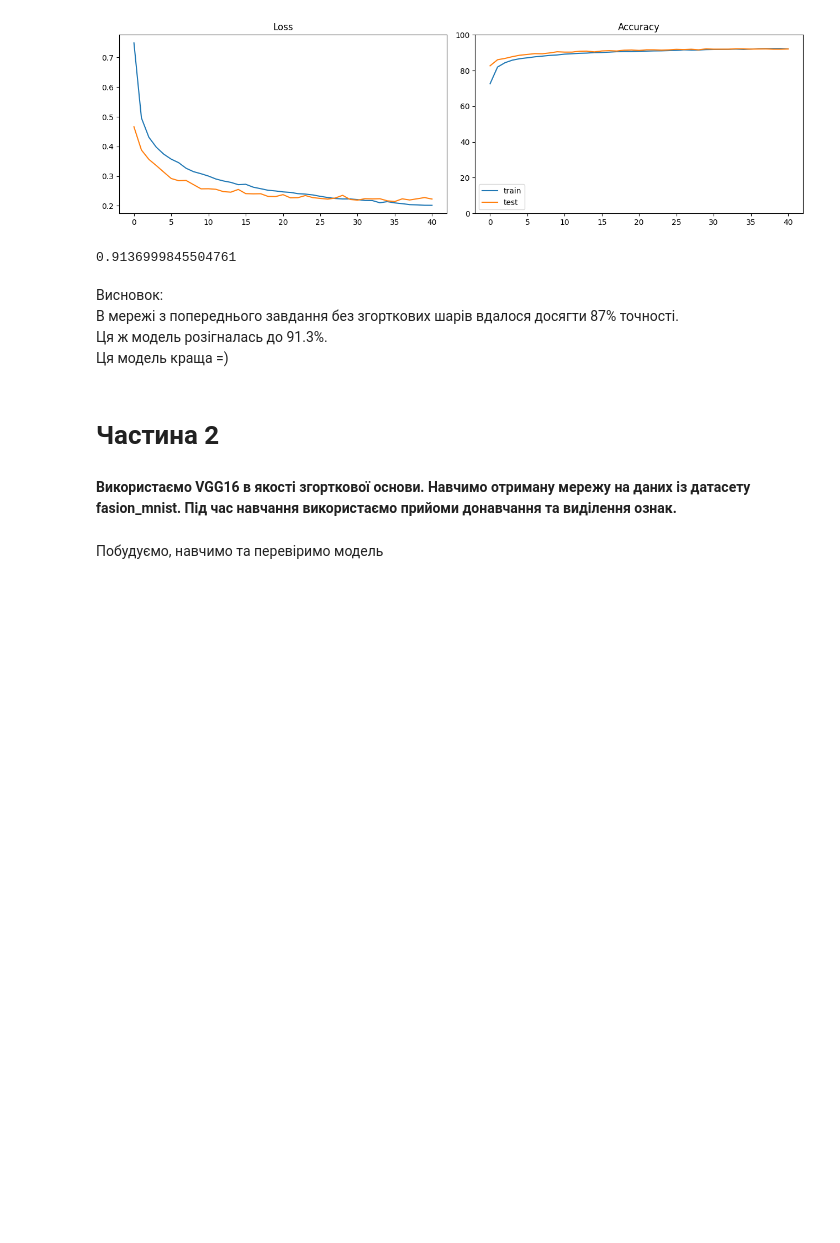
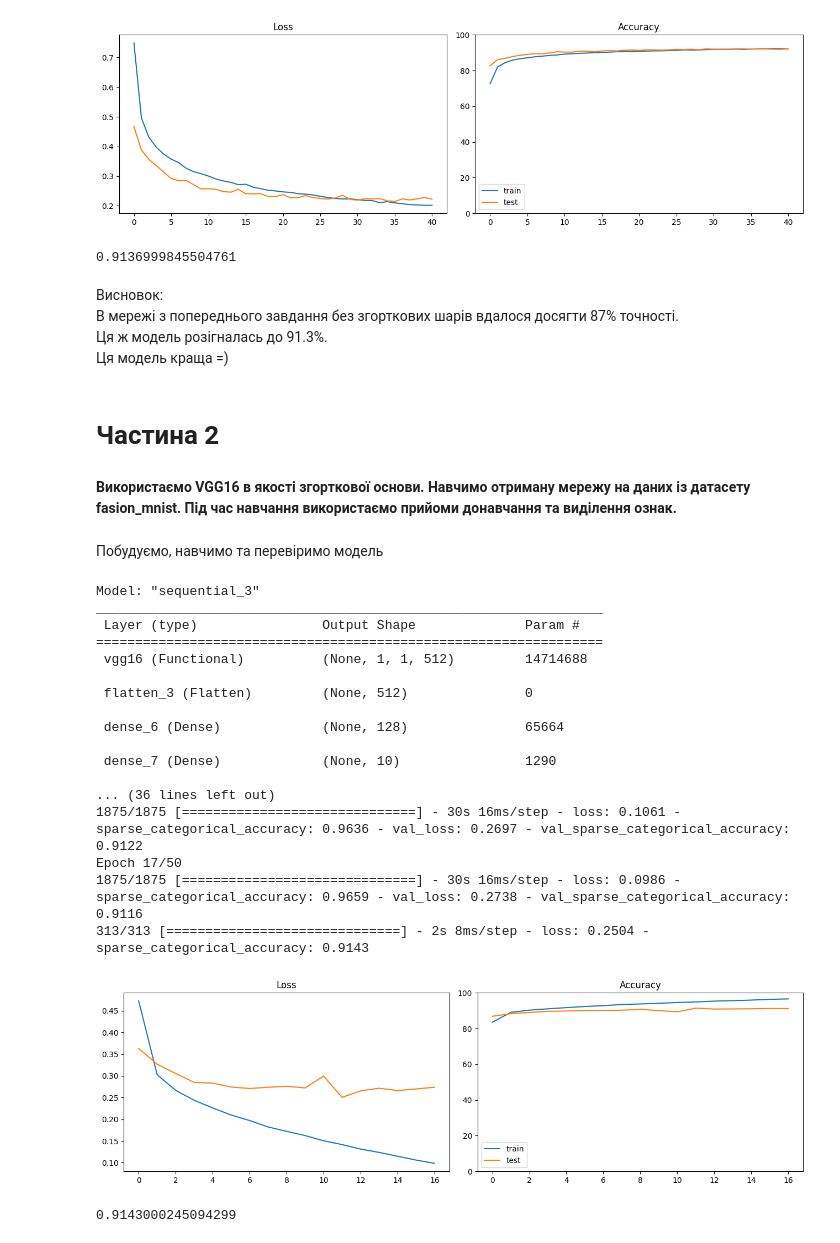
Before and after one commit to Zaicevvv/GoIT-DSandML-Private, a Jupyter notebook: HW13.ipynb, the cells around one changed output. Saved outputs shown, nothing was run; the diff lists cells and outputs as text; code cells hidden in the pictures; blank space fills up the shorter version.

```diff
--- a/HW13.ipynb
+++ b/HW13.ipynb
@@ -126,39 +126,59 @@ x_test = np.expand_dims(x_test, axis=-1)
 x_train = np.concatenate([x_train, x_train, x_train], axis=-1)
 x_test = np.concatenate([x_test, x_test, x_test], axis=-1)
 
-x_train = resize(x_train, (224, 224))
-x_test = resize(x_test, (224, 224))
+x_train = resize(x_train, (32, 32))
+x_test = resize(x_test, (32, 32))
 
 x_train = x_train / 255.0
 x_test = x_test / 255.0
 
-conv_base = VGG16(weights="imagenet", include_top=False, input_shape=(224, 224, 3))
+conv_base = VGG16(weights="imagenet", include_top=False, input_shape=(32, 32, 3))
 
 conv_base.trainable = True
 set_trainable = False
 for layer in conv_base.layers:
     if layer.name == "block5_conv1":
         set_trainable = True
     if set_trainable:
         layer.trainable = True
     else:
         layer.trainable = False
 
 model = Sequential([
    conv_base,
    Flatten(),
    Dense(128, activation="relu"),
    Dense(10),
 ])
 model.compile(
     loss=SparseCategoricalCrossentropy(from_logits=True),
     optimizer=Adam(learning_rate=1e-5),
     metrics=[SparseCategoricalAccuracy()]
     )
 model.summary()
 
 history = model.fit(x_train, y_train, epochs=50, validation_data=(x_test, y_test), batch_size=32, callbacks=[early_stopping])
 
 test_loss, test_acc = model.evaluate(x_test, y_test)
 plot_history(history)
 test_acc
+# %% [output]
+Model: "sequential_3"
+_________________________________________________________________
+ Layer (type)                Output Shape              Param #
+=================================================================
+ vgg16 (Functional)          (None, 1, 1, 512)         14714688
+
+ flatten_3 (Flatten)         (None, 512)               0
+
+ dense_6 (Dense)             (None, 128)               65664
+
+ dense_7 (Dense)             (None, 10)                1290
+
+... (36 lines left out)
+1875/1875 [==============================] - 30s 16ms/step - loss: 0.1061 - sparse_categorical_accuracy: 0.9636 - val_loss: 0.2697 - val_sparse_categorical_accuracy: 0.9122
+Epoch 17/50
+1875/1875 [==============================] - 30s 16ms/step - loss: 0.0986 - sparse_categorical_accuracy: 0.9659 - val_loss: 0.2738 - val_sparse_categorical_accuracy: 0.9116
+313/313 [==============================] - 2s 8ms/step - loss: 0.2504 - sparse_categorical_accuracy: 0.9143
+[figure, added]
+0.9143000245094299
```
Also changed, not shown: parts of 2 cells of this notebook.
